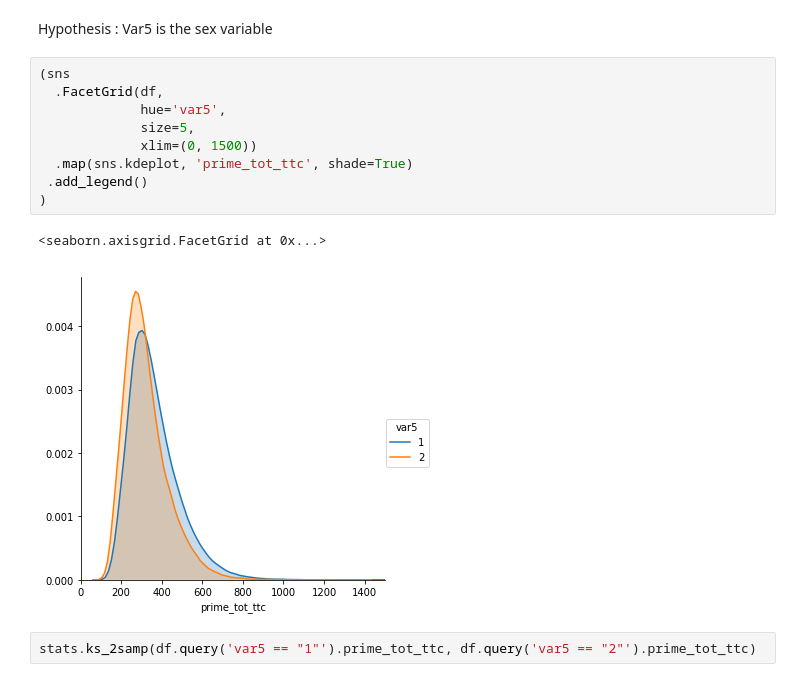
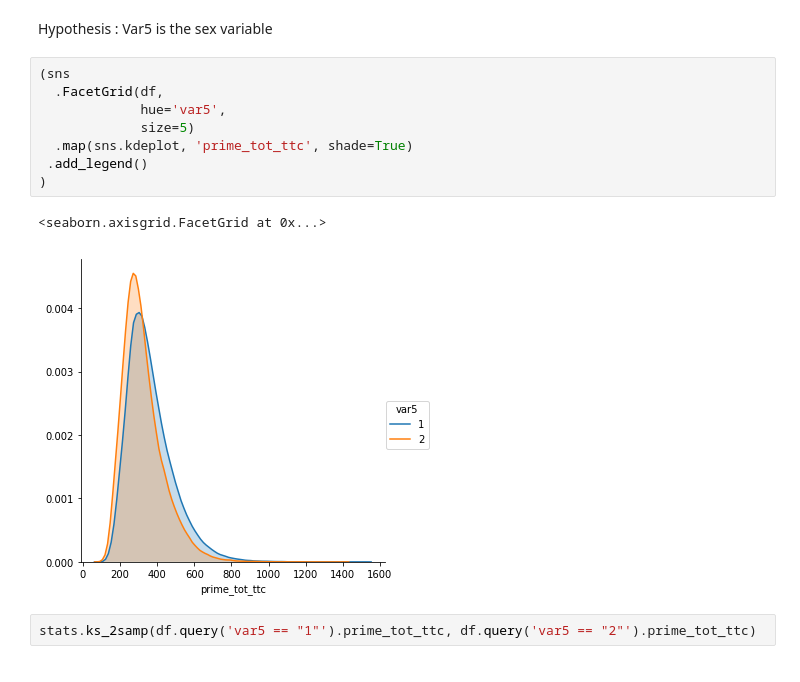
Before and after one commit to chrimarf/premium_insurance_fainess, a Jupyter notebook: notebooks/explore_maif_data.ipynb, the cells around one changed output. Drawn from its saved outputs; the diff is of its cells as text.

```diff
--- a/notebooks/explore_maif_data.ipynb
+++ b/notebooks/explore_maif_data.ipynb
@@ -65,15 +65,14 @@ Hypothesis : Var5 is the sex variable
 # %%
 (sns
   .FacetGrid(df,
              hue='var5',
-             size=5,
-             xlim=(0, 1500))
+             size=5)
   .map(sns.kdeplot, 'prime_tot_ttc', shade=True)
  .add_legend()
 )
 # %% [output]
 <seaborn.axisgrid.FacetGrid at 0x...>
-[figure, old version]
+[figure, new version]
 # %%
 stats.ks_2samp(df.query('var5 == "1"').prime_tot_ttc, df.query('var5 == "2"').prime_tot_ttc)
 # %% [output]
```
Also changed, not shown: 3 other files.
